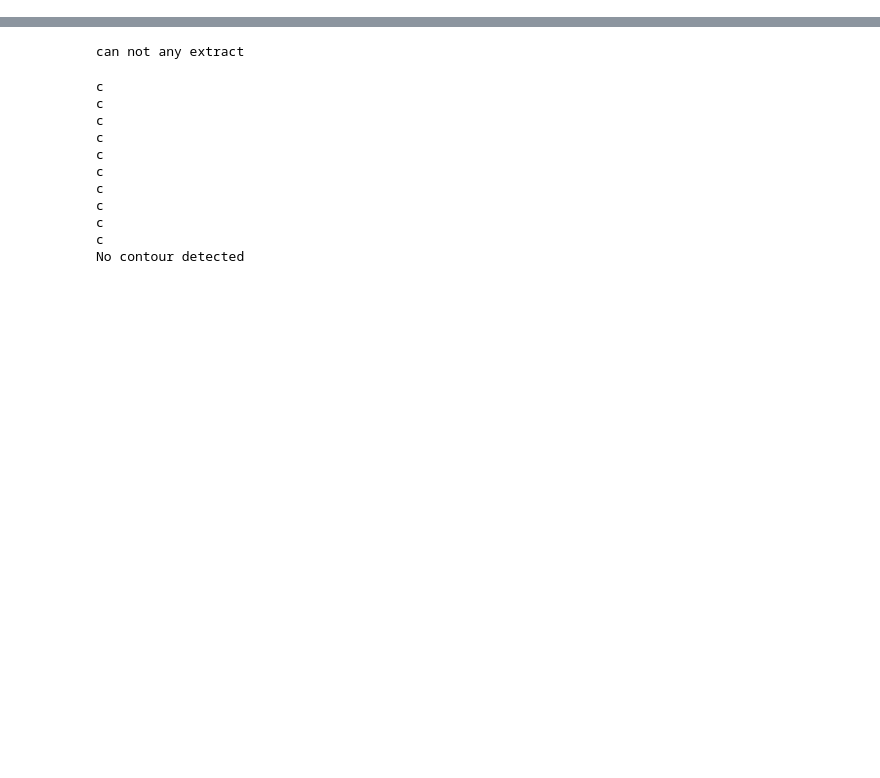
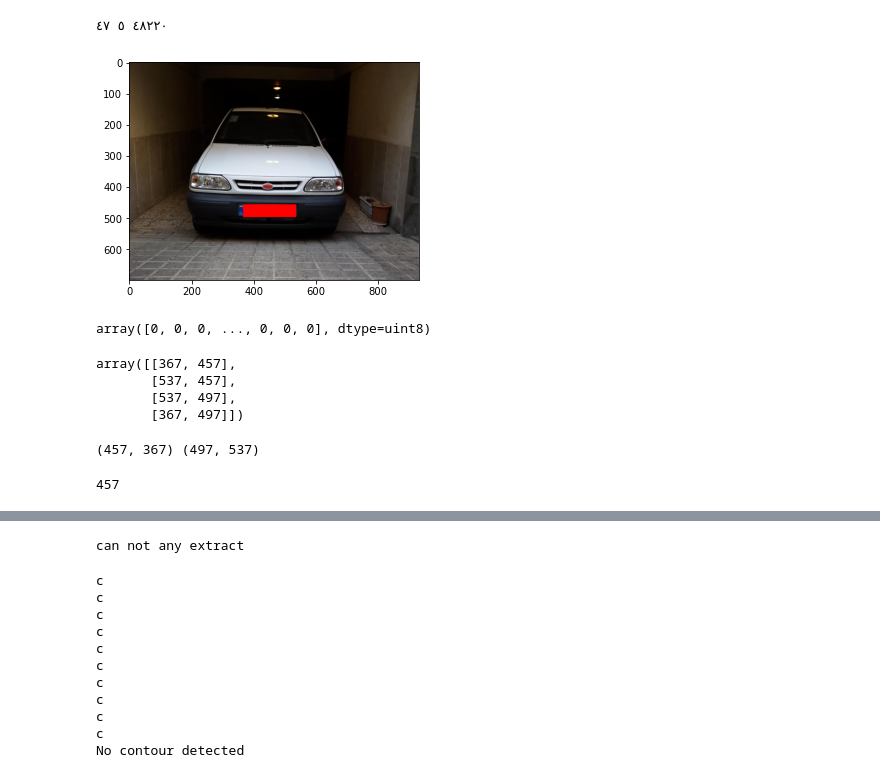
Before and after one commit to abbas-ezoji/computer_vision, a Jupyter notebook: car plate.ipynb, the cells around one changed output, grey strips where cells are left out. Drawn from its saved outputs; the diff is of its cells as text; code cells hidden in the pictures; blank space fills up the shorter version.

```diff
--- a/car plate.ipynb
+++ b/car plate.ipynb
@@ -6,0 +29,52 @@ import imutils
+# %%
+import numpy as np
+import re
+
+res = False
+pattern = '\d*[\u0600-\u06FF]\d*'
+prog = re.compile(pattern)
+
+for i, r in enumerate(result):
+    if prog.match(r[1]):
+        print(r[1])
+        pnt = np.array(r[0], np.int)
+        pnt = pnt.reshape((-1, 1, 2))
+        isClosed = True
+        color = (255, 0, 0)
+        thickness = 2
+
+        carplate_img_rgb = cv2.fillPoly(carplate_img_rgb, [pnt], 255)
+                              #isClosed, color, thickness)
+        plt.imshow(carplate_img_rgb)
+# %% [output]
+٤٨٢٢٠ ٥ ٤٧
+[figure, added]
+# %%
+logo_frame = carplate_img_rgb[carplate_img_rgb==[255,0,0]]
+logo_frame
+# %% [output]
+array([0, 0, 0, ..., 0, 0, 0], dtype=uint8)
+# %%
+pnt = []
+for i, r in enumerate(result):
+    pnt.append(r[0])
+
+pnt = np.array(pnt, dtype=int)
+pnt = pnt.reshape(-1,2)
+pnt
+# %% [output]
+array([[367, 457],
+       [537, 457],
+       [537, 497],
+       [367, 497]])
+# %%
+pnt1 = (min(pnt[:,1]), min(pnt[:,0]))
+pnt2 = (max(pnt[:,1]), max(pnt[:,0]))
+
+print(pnt1, pnt2)
+# %% [output]
+(457, 367) (497, 537)
+# %%
+pnt1[0]
+# %% [output]
+457
```
Also changed, not shown: parts of 17 cells of this notebook, 1 other file.
